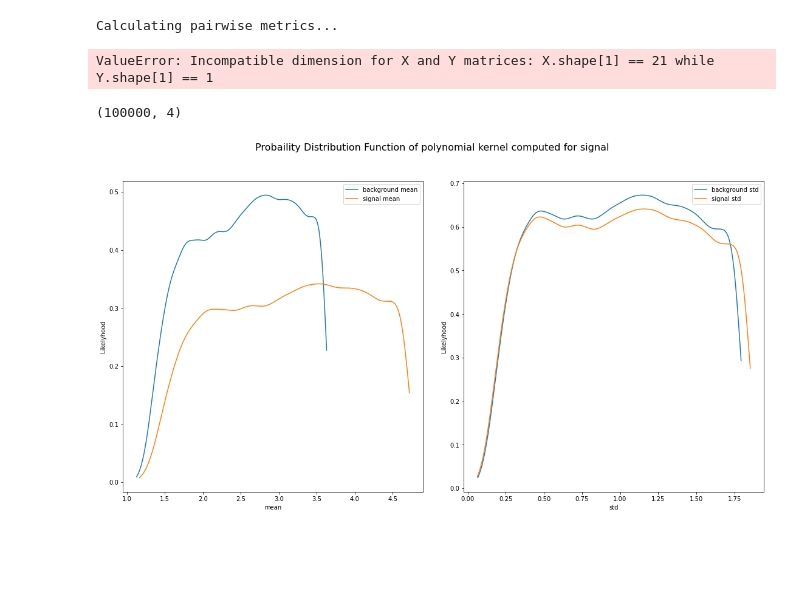
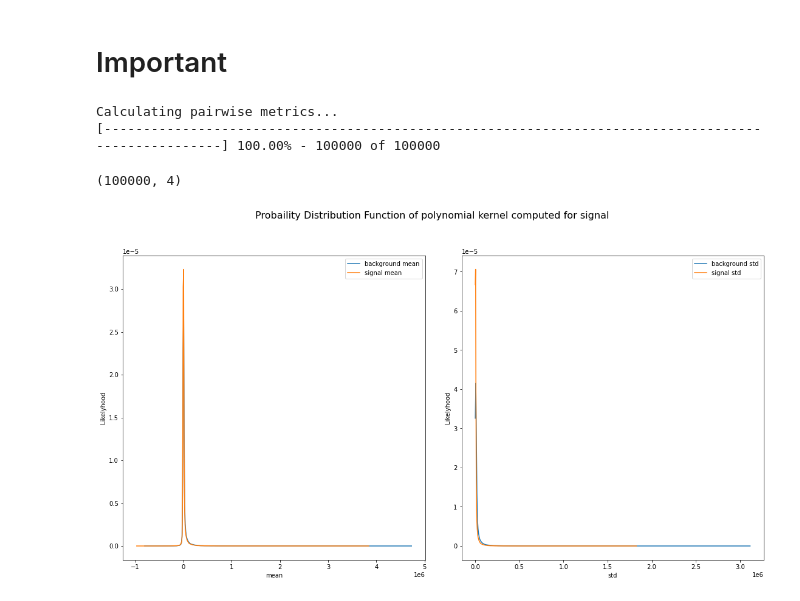
Before and after one commit to Esterci/Learning, a Jupyter notebook: Python/Anomaly_Detection/distribution-analysis/pairwise.ipynb, the cells around one changed output. Cells and saved outputs as stored; diff of their text form; code cells hidden in the pictures; blank space fills up the shorter version.

Commit message:
update_2021_10_26
Done:
- most probable division;

To do:
- granularity;
- general and relative densities;
- mean distances;
- sparsity;

```diff
--- a/Python/Anomaly_Detection/distribution-analysis/pairwise.ipynb
+++ b/Python/Anomaly_Detection/distribution-analysis/pairwise.ipynb
@@ -85,8 +11,0 @@ print('=*='*17 )
-# %%
-### normalizing data
-
-scaler = MinMaxScaler()
-
-scaler.fit(data)
-
-data = scaler.transform(data)
@@ -93,21 +65,32 @@ data = scaler.transform(data)
+# %%
+for reduction in divisions_dict:
+
+    data = divisions_dict[reduction]['df'].values
+
+    y = divisions_dict[reduction]['labels']
+# %% [markdown]
+# Important
 # %%
 ### computing pairwise metrrics
 
 pairwise = []
 
+
 # getting number of divisions
 
 n_elements = len(signal_train)
 
+
 print('Calculating pairwise metrics...')
+
 
 for i in range(len(signal_train)):
 
     # Compute the polynomial kernel
 
-    line = signal_train[i,18]
+    line = signal_train[i]
 
-    aux = polynomial_kernel(line.reshape(1,-1),data[:,18].reshape(-1,1))
+    aux = polynomial_kernel(line,data[:])
 
 
     # compute the distance mean and std between background and signal samples
@@ -127,6 +110,7 @@ for i in range(len(signal_train)):
 
     pairwise.append(result)
 
+
     # updating progress bar
 
     percent = (i+1)/n_elements * 100
@@ -142,7 +126,7 @@ for i in range(len(signal_train)):
     sys.stdout.flush()
 # %% [output]
 Calculating pairwise metrics...
+[----------------------------------------------------------------------------------------------------] 100.00% - 100000 of 100000
-ValueError: Incompatible dimension for X and Y matrices: X.shape[1] == 21 while Y.shape[1] == 1
 # %%
 pairwise = np.array(pairwise)
 
@@ -169,14 +153,10 @@ for i,att in enumerate(attributes):
 
         att_background = pairwise[:,i]
 
-        att_signal = pairwise[:,i]
-
 
         # computing the attribute distribution
 
         bg_kernel = stats.gaussian_kde(att_background)
-
-        sg_kernel = stats.gaussian_kde(att_signal)
 
 
         # defining attributes limits
@@ -185,51 +165,43 @@ for i,att in enumerate(attributes):
 
         bg_min = min(att_background)
 
-        sg_max = max(att_signal)
-
-        sg_min = min(att_signal)
-
 
         # creating values interval for time optimization
 
         bg_eval = np.linspace(bg_min,bg_max,num=500)
 
-        sg_eval = np.linspace(sg_min,sg_max,num=500)
-
 
         # calculating the likelyhood with kde kernel
 
         bg_likelyhood = bg_kernel(bg_eval)
-
-        sg_likelyhood = sg_kernel(sg_eval)
 
 
         # defining plot locationg
 
         col = int(i%2)
 
         # defining label
 
         if col == 0: x_label = 'mean'
 
         else: x_label = 'std'
 
         # ploting results
 
         ax[col].plot(bg_eval, bg_likelyhood,
                 ms=3.5, linestyle='-',
                 label= att)
 
         ax[col].legend()
         ax[col].set_xlabel(x_label)
         ax[col].set_ylabel("Likelyhood")
         ax[col].grid()
 
 
 fig.tight_layout(pad=3.0)
 
-plt.savefig('figures/polynomial-kernel-centrality-PDF.pdf',format='pdf')
+plt.savefig('figures/polynomial-kernel-PDF.pdf',format='pdf')
 
 del fig
 # %% [output]
-[figure, old version]
+[figure, new version]
```
Also changed, not shown: parts of 4 cells of this notebook, 4 other files.
